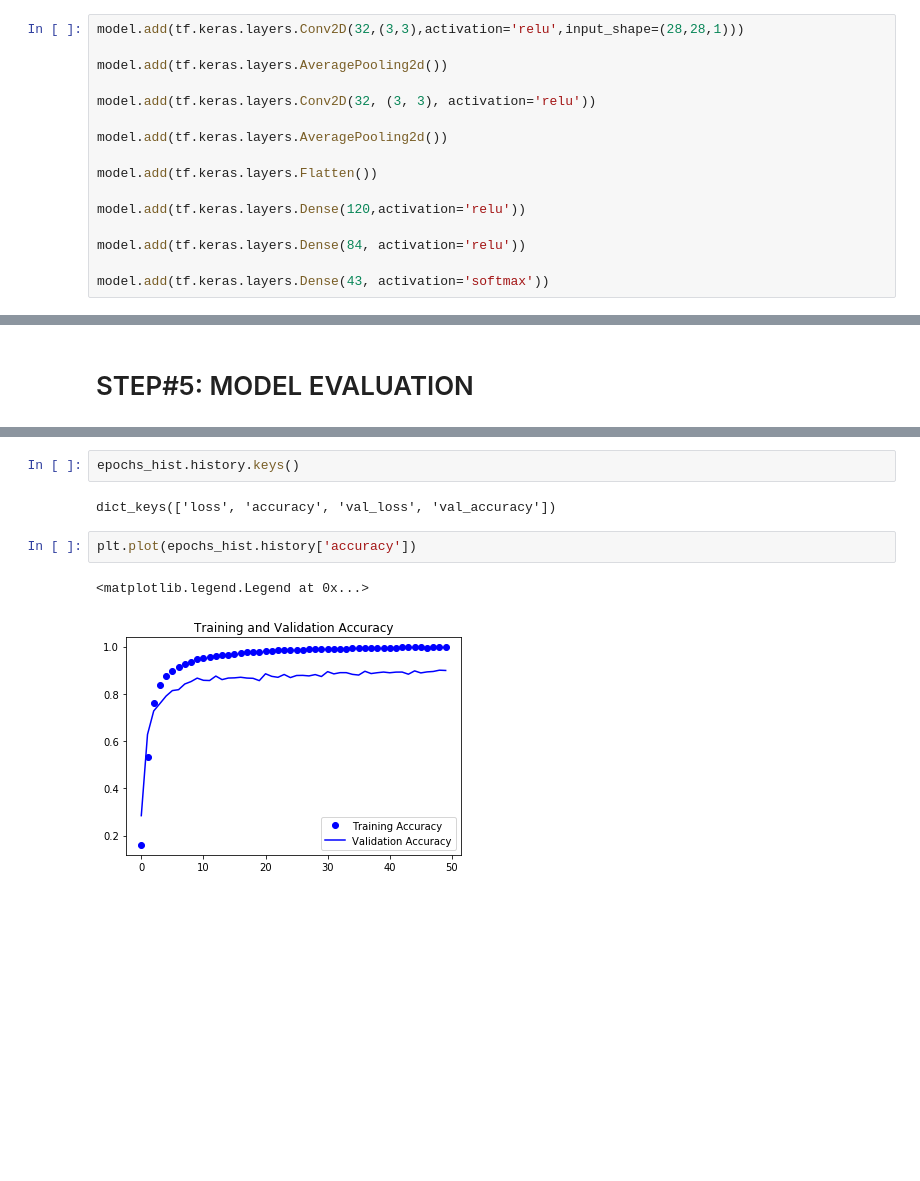
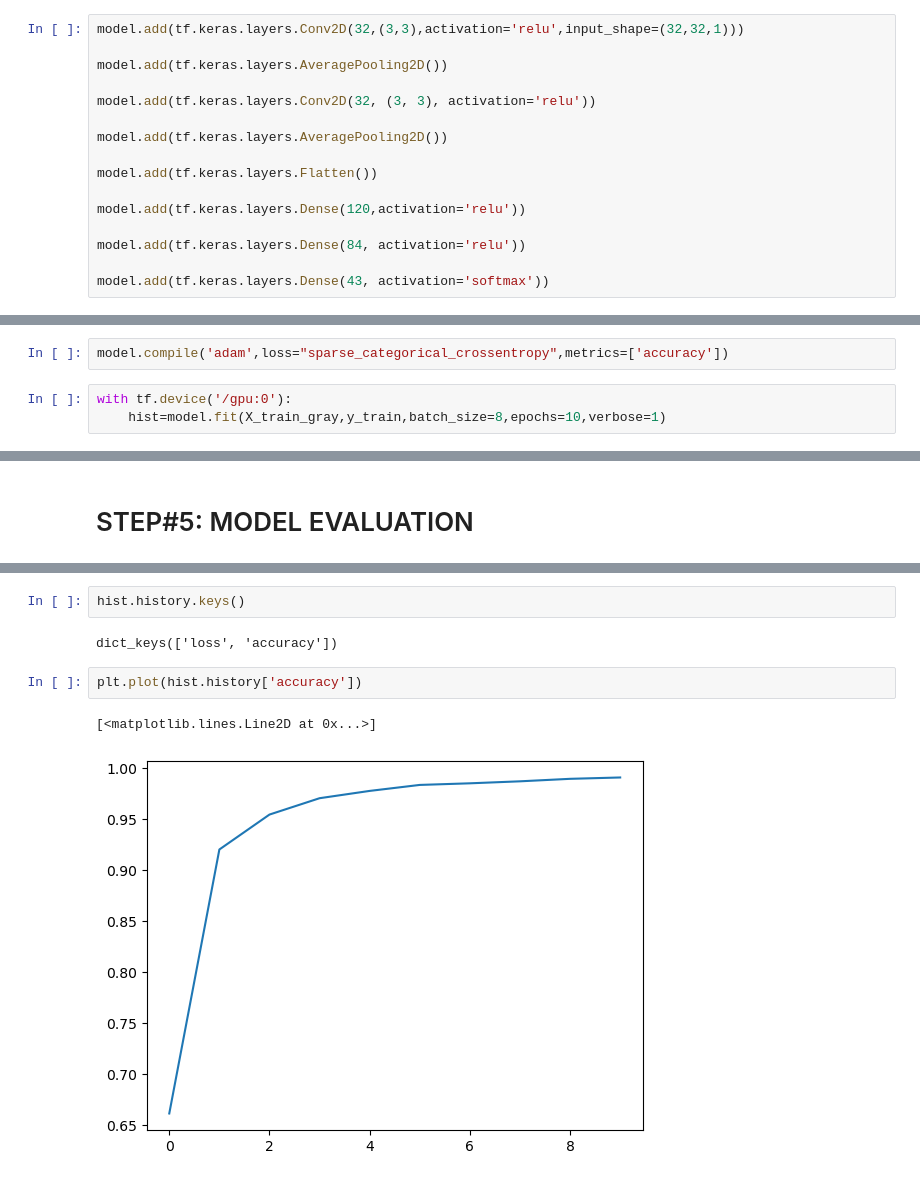
Before and after one commit to Amen-Haj-Brahim/Road-sign-detection, a Jupyter notebook: Classify_Traffic_Sign_Images_Using_LeNet.ipynb, the cells around one changed output, grey strips where cells are left out. Drawn from its saved outputs; the diff is of its cells as text; blank space fills up the shorter version.

```diff
--- a/Classify_Traffic_Sign_Images_Using_LeNet.ipynb
+++ b/Classify_Traffic_Sign_Images_Using_LeNet.ipynb
@@ -97,13 +83,13 @@ The model consists of the following layers:
 # %%
 model = tf.keras.Sequential()
 # %%
-model.add(tf.keras.layers.Conv2D(32,(3,3),activation='relu',input_shape=(28,28,1)))
+model.add(tf.keras.layers.Conv2D(32,(3,3),activation='relu',input_shape=(32,32,1)))
 
-model.add(tf.keras.layers.AveragePooling2d())
+model.add(tf.keras.layers.AveragePooling2D())
 
 model.add(tf.keras.layers.Conv2D(32, (3, 3), activation='relu'))
 
-model.add(tf.keras.layers.AveragePooling2d())
+model.add(tf.keras.layers.AveragePooling2D())
 
 model.add(tf.keras.layers.Flatten())
 
@@ -158,0 +121,5 @@ Epoch 50/50
+# %%
+model.compile('adam',loss="sparse_categorical_crossentropy",metrics=['accuracy'])
+# %%
+with tf.device('/gpu:0'):
+    hist=model.fit(X_train_gray,y_train,batch_size=8,epochs=10,verbose=1)
@@ -166,10 +154,10 @@ Test Accuracy: 0.8708630204200745
 # %%
-epochs_hist.history.keys()
+hist.history.keys()
 # %% [output]
-dict_keys(['loss', 'accuracy', 'val_loss', 'val_accuracy'])
+dict_keys(['loss', 'accuracy'])
 # %%
-plt.plot(epochs_hist.history['accuracy'])
+plt.plot(hist.history['accuracy'])
 # %% [output]
-<matplotlib.legend.Legend at 0x...>
+[<matplotlib.lines.Line2D at 0x...>]
-[figure, old version]
+[figure, new version]
 # %%
```
Also changed, not shown: parts of 16 cells of this notebook, 1 other file.
